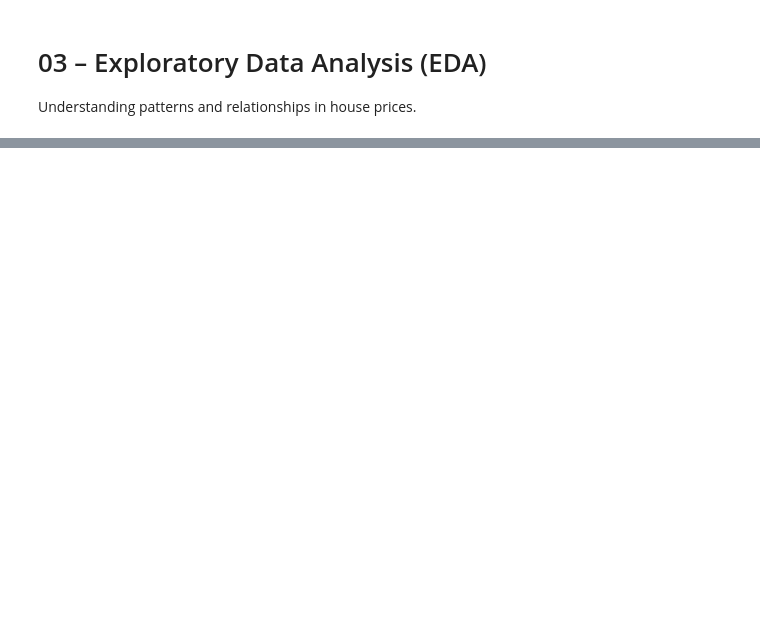
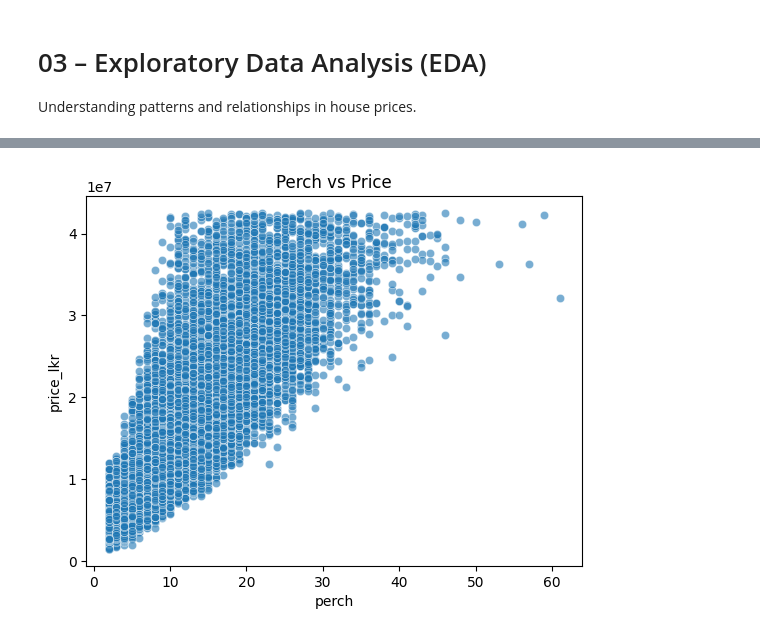
Before and after one commit to chithira67/house-price-prediction-srilanka, a Jupyter notebook: notebooks/03_eda.ipynb, the cells around one changed output, grey strips where cells are left out. Drawn from its saved outputs; the diff is of its cells as text; code cells hidden in the pictures; blank space fills up the shorter version.

```diff
--- a/notebooks/03_eda.ipynb
+++ b/notebooks/03_eda.ipynb
@@ -42,0 +39,7 @@ plt.show()
+# %%
+sns.scatterplot(x="perch", y="price_lkr", data=df, alpha=0.6)
+plt.title("Perch vs Price")
+plt.savefig("../plots/perch_vs_price.png", dpi=300, bbox_inches='tight')
+plt.show()
+# %% [output]
+[figure, added]
```
Also changed, not shown: parts of 19 cells of this notebook, 33 other files.
